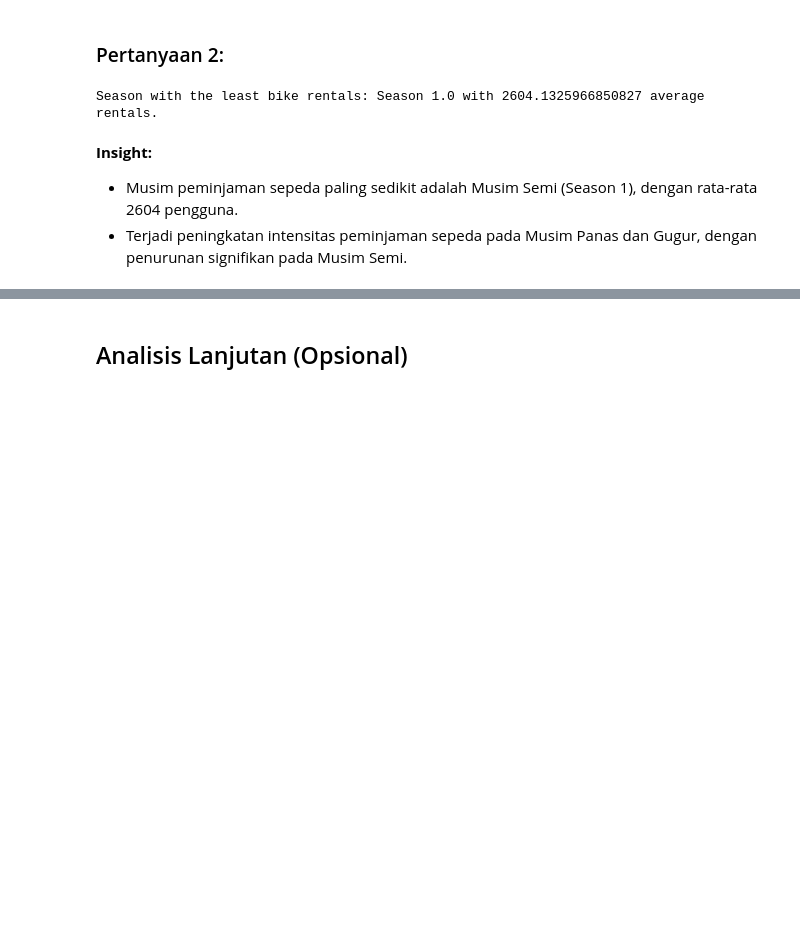
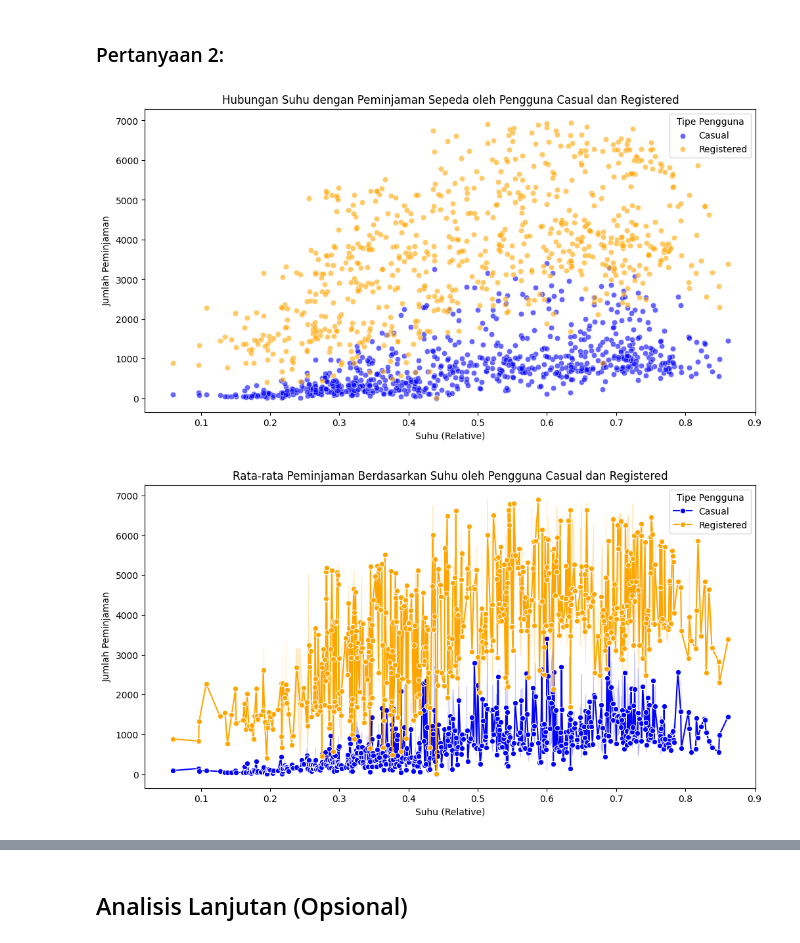
Before and after one commit to huror/Submission, a Jupyter notebook: Bike_Sharing.ipynb, the cells around one changed output, grey strips where cells are left out. Saved outputs shown, nothing was run; the diff lists cells and outputs as text; code cells hidden in the pictures; blank space fills up the shorter version.

```diff
--- a/Bike_Sharing.ipynb
+++ b/Bike_Sharing.ipynb
@@ -110,12 +703,25 @@ Passing `palette` without assigning `hue` is deprecated and will be removed in v
 # %% [markdown]
 ### Pertanyaan 2:
-# %%
-# Find the season with the least rentals
-min_rent_season = seasonal_avg_cnt.loc[seasonal_avg_cnt['cnt'].idxmin()]
-print(f"Season with the least bike rentals: Season {min_rent_season['season']} with {min_rent_season['cnt']} average rentals.")
-# %% [output]
-Season with the least bike rentals: Season 1.0 with 2604.1325966850827 average rentals.
-# %% [markdown]
-**Insight:**
-- Musim peminjaman sepeda paling sedikit adalah Musim Semi (Season 1), dengan rata-rata 2604 pengguna.
-- Terjadi peningkatan intensitas peminjaman sepeda pada Musim Panas dan Gugur, dengan penurunan signifikan pada Musim Semi.
+# %%
+# Membuat scatter plot untuk melihat hubungan antara suhu dan jumlah peminjaman (casual dan registered)
+plt.figure(figsize=(12, 6))
+sns.scatterplot(data=day_data, x='temp', y='casual', color='blue', alpha=0.6, label='Casual')
+sns.scatterplot(data=day_data, x='temp', y='registered', color='orange', alpha=0.6, label='Registered')
+plt.title('Hubungan Suhu dengan Peminjaman Sepeda oleh Pengguna Casual dan Registered')
+plt.xlabel('Suhu (Relative)')
+plt.ylabel('Jumlah Peminjaman')
+plt.legend(title='Tipe Pengguna')
+plt.show()
+
+# Membuat line plot untuk menunjukkan rata-rata peminjaman berdasarkan suhu untuk pengguna casual dan registered
+plt.figure(figsize=(12, 6))
+sns.lineplot(data=day_data, x='temp', y='casual', color='blue', label='Casual', marker='o')
+sns.lineplot(data=day_data, x='temp', y='registered', color='orange', label='Registered', marker='o')
+plt.title('Rata-rata Peminjaman Berdasarkan Suhu oleh Pengguna Casual dan Registered')
+plt.xlabel('Suhu (Relative)')
+plt.ylabel('Jumlah Peminjaman')
+plt.legend(title='Tipe Pengguna')
+plt.show()
+# %% [output]
+[figure, added]
+[figure, added]
```
Also changed, not shown: parts of 116 cells of this notebook, 1 other file.
